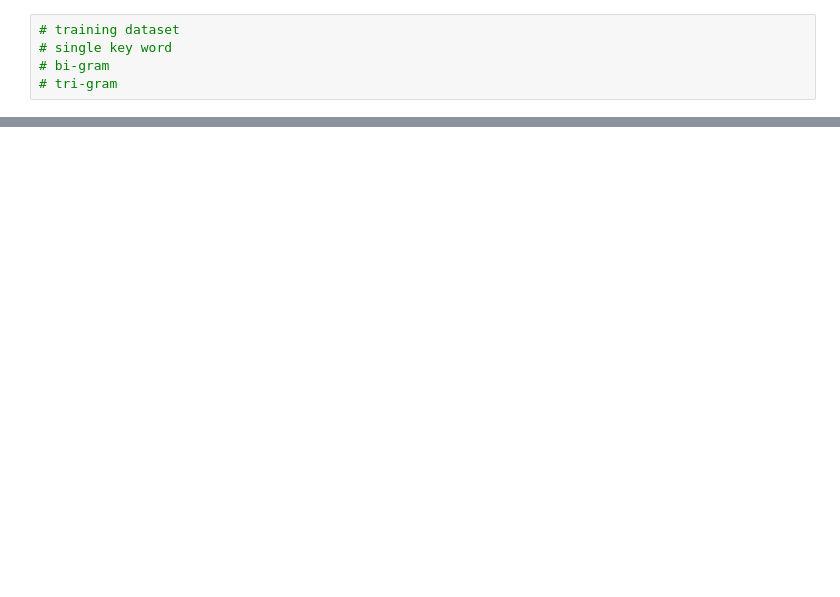
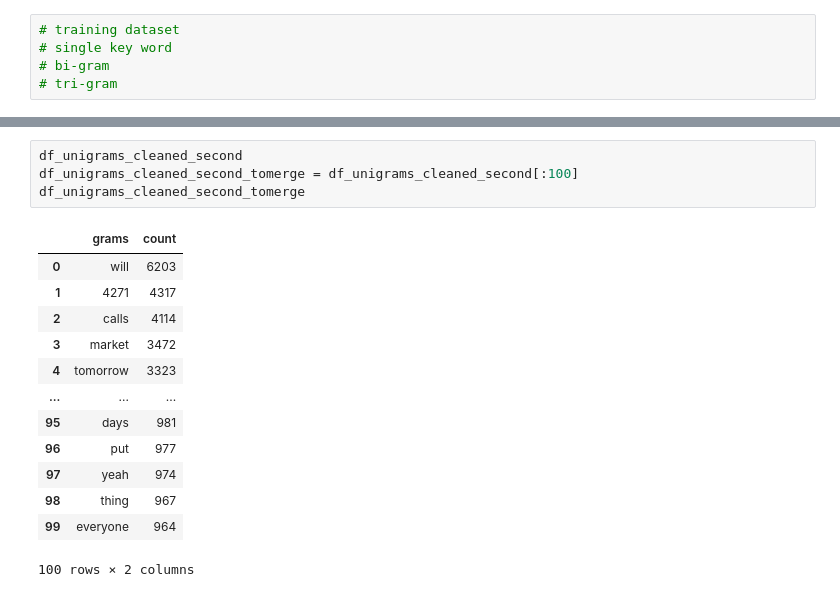
Before and after one commit to SChiu-project/CUSCS_project, a Jupyter notebook: Inspection_&_processing.ipynb, the cells around one changed output, grey strips where cells are left out. Cells and saved outputs as stored; diff of their text form; blank space fills up the shorter version.

```diff
--- a/Inspection_&_processing.ipynb
+++ b/Inspection_&_processing.ipynb
@@ -631,0 +704,18 @@ for fold, (trn_idx, val_idx) in enumerate(skf.split(train_df['text_cleaned'], tr
+# %%
+df_unigrams_cleaned_second
+df_unigrams_cleaned_second_tomerge = df_unigrams_cleaned_second[:100]
+df_unigrams_cleaned_second_tomerge
+# %% [output]
+|  | grams | count |
+| 0 | will | 6203 |
+| 1 | 4271 | 4317 |
+| 2 | calls | 4114 |
+| 3 | market | 3472 |
+| 4 | tomorrow | 3323 |
+| ... | ... | ... |
+| 95 | days | 981 |
+| 96 | put | 977 |
+| 97 | yeah | 974 |
+| 98 | thing | 967 |
+| 99 | everyone | 964 |
+100 rows × 2 columns
```
Also changed, not shown: parts of 33 cells of this notebook.
